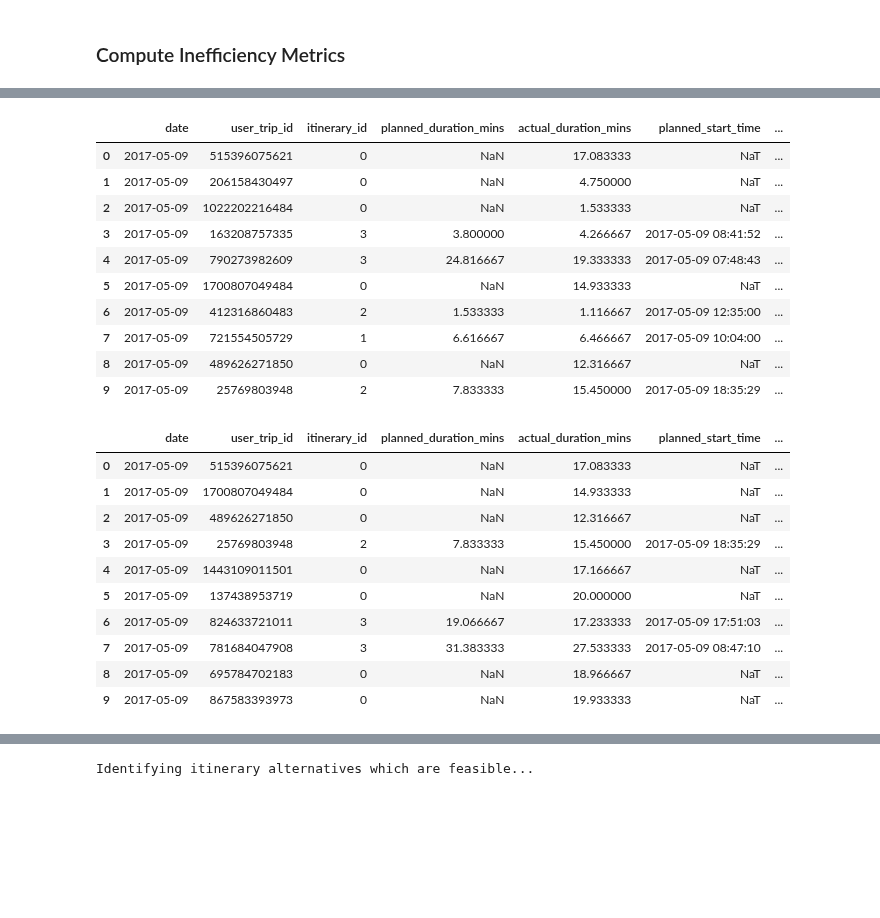
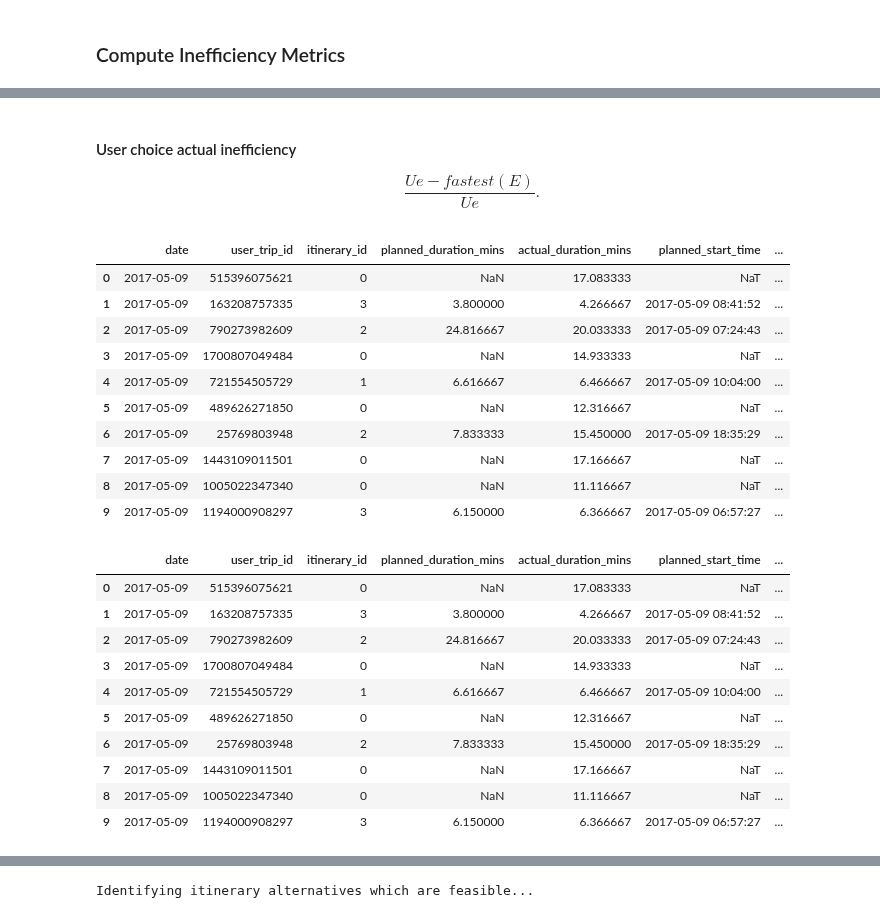
Before and after one commit to tarcisobraz/trips-optimality-exp, a Jupyter notebook: evaluate-trips-script-notebook.ipynb, the cells around one changed output, grey strips where cells are left out. Saved outputs shown, nothing was run; the diff lists cells and outputs as text; code cells hidden in the pictures; blank space fills up the shorter version.

Commit message:
Adding one more metric to evaluate trip itinerary choice inefficiency. The new metric is related to the inefficiency of system planned trips.

```diff
--- a/evaluate-trips-script-notebook.ipynb
+++ b/evaluate-trips-script-notebook.ipynb
@@ -673,3 +725,12 @@ printdf(all_trips_alternatives.groupby(['date','user_trip_id']) \
+# %%
+def filter_trips_alternatives(trips_alternatives):
+    min_trip_dur = 10
+    max_trip_dur = 50
+    max_trip_start_diff = 20
+
+    return trips_alternatives[(trips_alternatives['exec_duration_mins'] >= min_trip_dur) & (trips_alternatives['exec_duration_mins'] <= max_trip_dur)] \
+                                    .withColumn('start_diff',F.abs(F.unix_timestamp(F.col('exec_start_time')) - F.unix_timestamp(F.col('actual_start_time')))/60) \
+                                    .filter('start_diff <= 20')
 # %%
 #Filter trips whose planned start time is too far away from the executed start time
-filtered_trips_itineraries = all_trips_alternatives
+filtered_trips_itineraries = filter_trips_alternatives(all_trips_alternatives)
@@ -676,3 +751,11 @@ filtered_trips_itineraries = all_trips_alternatives
+# %% [markdown]
+#### User choice actual inefficiency
+
+$$
+\begin{equation*}
+    \frac{Ue - fastest(E)}{Ue}.
+\end{equation*}
+$$
 # %%
 #Choose best itinerary for each trip by selecting the ones with lower actual duration
 best_trips_itineraries = select_best_trip_itineraries(filtered_trips_itineraries)
@@ -681,12 +764,12 @@ printdf(best_trips_itineraries)
 # %% [output]
 |  | date | user_trip_id | itinerary_id | planned_duration_mins | actual_duration_mins | planned_start_time | ... |
 | 0 | 2017-05-09 | 515396075621 | 0 | NaN | 17.083333 | NaT | ... |
-| 1 | 2017-05-09 | 206158430497 | 0 | NaN | 4.750000 | NaT | ... |
-| 2 | 2017-05-09 | 1022202216484 | 0 | NaN | 1.533333 | NaT | ... |
-| 3 | 2017-05-09 | 163208757335 | 3 | 3.800000 | 4.266667 | 2017-05-09 08:41:52 | ... |
-| 4 | 2017-05-09 | 790273982609 | 3 | 24.816667 | 19.333333 | 2017-05-09 07:48:43 | ... |
-| 5 | 2017-05-09 | 1700807049484 | 0 | NaN | 14.933333 | NaT | ... |
-| 6 | 2017-05-09 | 412316860483 | 2 | 1.533333 | 1.116667 | 2017-05-09 12:35:00 | ... |
-| 7 | 2017-05-09 | 721554505729 | 1 | 6.616667 | 6.466667 | 2017-05-09 10:04:00 | ... |
-| 8 | 2017-05-09 | 489626271850 | 0 | NaN | 12.316667 | NaT | ... |
-| 9 | 2017-05-09 | 25769803948 | 2 | 7.833333 | 15.450000 | 2017-05-09 18:35:29 | ... |
+| 1 | 2017-05-09 | 163208757335 | 3 | 3.800000 | 4.266667 | 2017-05-09 08:41:52 | ... |
+| 2 | 2017-05-09 | 790273982609 | 2 | 24.816667 | 20.033333 | 2017-05-09 07:24:43 | ... |
+| 3 | 2017-05-09 | 1700807049484 | 0 | NaN | 14.933333 | NaT | ... |
+| 4 | 2017-05-09 | 721554505729 | 1 | 6.616667 | 6.466667 | 2017-05-09 10:04:00 | ... |
+| 5 | 2017-05-09 | 489626271850 | 0 | NaN | 12.316667 | NaT | ... |
+| 6 | 2017-05-09 | 25769803948 | 2 | 7.833333 | 15.450000 | 2017-05-09 18:35:29 | ... |
+| 7 | 2017-05-09 | 1443109011501 | 0 | NaN | 17.166667 | NaT | ... |
+| 8 | 2017-05-09 | 1005022347340 | 0 | NaN | 11.116667 | NaT | ... |
+| 9 | 2017-05-09 | 1194000908297 | 3 | 6.150000 | 6.366667 | 2017-05-09 06:57:27 | ... |
@@ -701,14 +776,18 @@ best_trips_itineraries_filtered = best_trips_itineraries[(best_trips_itineraries
+# %%
+trips_inefficiency = best_trips_itineraries \
+                        .withColumn('dur_diff',(F.col('exec_duration_mins') - F.col('actual_duration_mins'))) \
+                        .withColumn('imp_capacity', F.col('dur_diff')/F.col('exec_duration_mins'))
 # %%
-printdf(best_trips_itineraries_filtered)
+printdf(trips_inefficiency)
 # %% [output]
 |  | date | user_trip_id | itinerary_id | planned_duration_mins | actual_duration_mins | planned_start_time | ... |
 | 0 | 2017-05-09 | 515396075621 | 0 | NaN | 17.083333 | NaT | ... |
-| 1 | 2017-05-09 | 1700807049484 | 0 | NaN | 14.933333 | NaT | ... |
-| 2 | 2017-05-09 | 489626271850 | 0 | NaN | 12.316667 | NaT | ... |
-| 3 | 2017-05-09 | 25769803948 | 2 | 7.833333 | 15.450000 | 2017-05-09 18:35:29 | ... |
-| 4 | 2017-05-09 | 1443109011501 | 0 | NaN | 17.166667 | NaT | ... |
-| 5 | 2017-05-09 | 137438953719 | 0 | NaN | 20.000000 | NaT | ... |
-| 6 | 2017-05-09 | 824633721011 | 3 | 19.066667 | 17.233333 | 2017-05-09 17:51:03 | ... |
-| 7 | 2017-05-09 | 781684047908 | 3 | 31.383333 | 27.533333 | 2017-05-09 08:47:10 | ... |
-| 8 | 2017-05-09 | 695784702183 | 0 | NaN | 18.966667 | NaT | ... |
-| 9 | 2017-05-09 | 867583393973 | 0 | NaN | 19.933333 | NaT | ... |
+| 1 | 2017-05-09 | 163208757335 | 3 | 3.800000 | 4.266667 | 2017-05-09 08:41:52 | ... |
+| 2 | 2017-05-09 | 790273982609 | 2 | 24.816667 | 20.033333 | 2017-05-09 07:24:43 | ... |
+| 3 | 2017-05-09 | 1700807049484 | 0 | NaN | 14.933333 | NaT | ... |
+| 4 | 2017-05-09 | 721554505729 | 1 | 6.616667 | 6.466667 | 2017-05-09 10:04:00 | ... |
+| 5 | 2017-05-09 | 489626271850 | 0 | NaN | 12.316667 | NaT | ... |
+| 6 | 2017-05-09 | 25769803948 | 2 | 7.833333 | 15.450000 | 2017-05-09 18:35:29 | ... |
+| 7 | 2017-05-09 | 1443109011501 | 0 | NaN | 17.166667 | NaT | ... |
+| 8 | 2017-05-09 | 1005022347340 | 0 | NaN | 11.116667 | NaT | ... |
+| 9 | 2017-05-09 | 1194000908297 | 3 | 6.150000 | 6.366667 | 2017-05-09 06:57:27 | ... |
```
Also changed, not shown: parts of 19 cells of this notebook.
